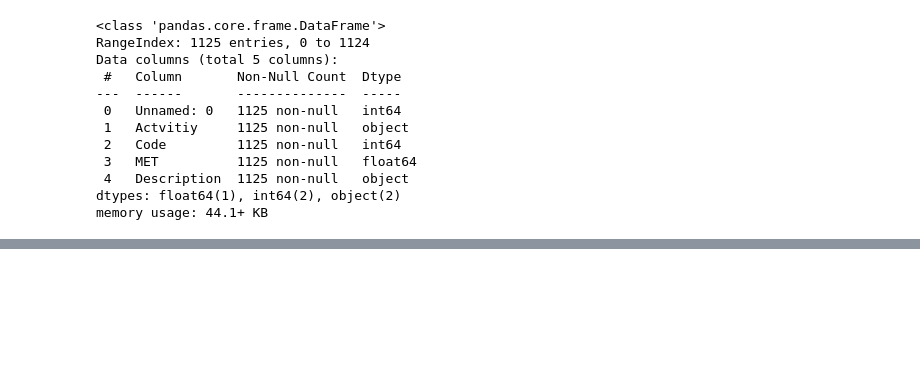
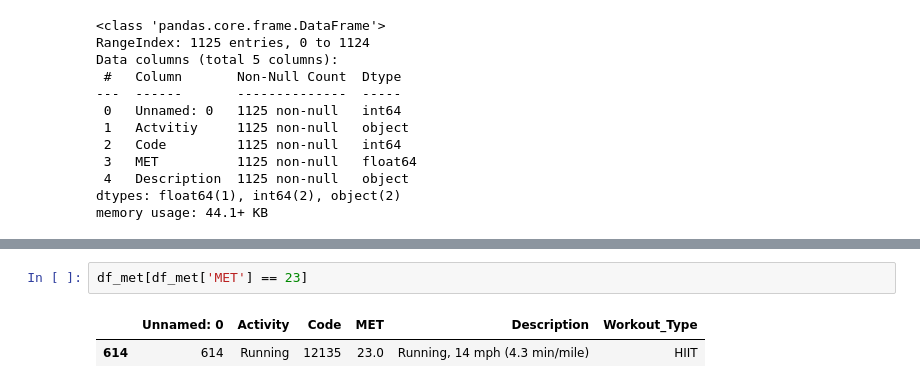
Before and after one commit to Inggrieda/IF3211_Tugas-Besar_Respirasi-Sel-Produksi-ATP, a Jupyter notebook: apps/model/model.ipynb, the cells around one changed output, grey strips where cells are left out. Cells and saved outputs as stored; diff of their text form; blank space fills up the shorter version.

```diff
--- a/apps/model/model.ipynb
+++ b/apps/model/model.ipynb
@@ -73,0 +223,5 @@ df_merged.head()
+# %%
+df_met[df_met['MET'] == 23]
+# %% [output]
+|  | Unnamed: 0 | Activity | Code | MET | Description | Workout_Type |
+| 614 | 614 | Running | 12135 | 23.0 | Running, 14 mph (4.3 min/mile) | HIIT |
```
Also changed, not shown: parts of 14 cells of this notebook, 1 other file.
